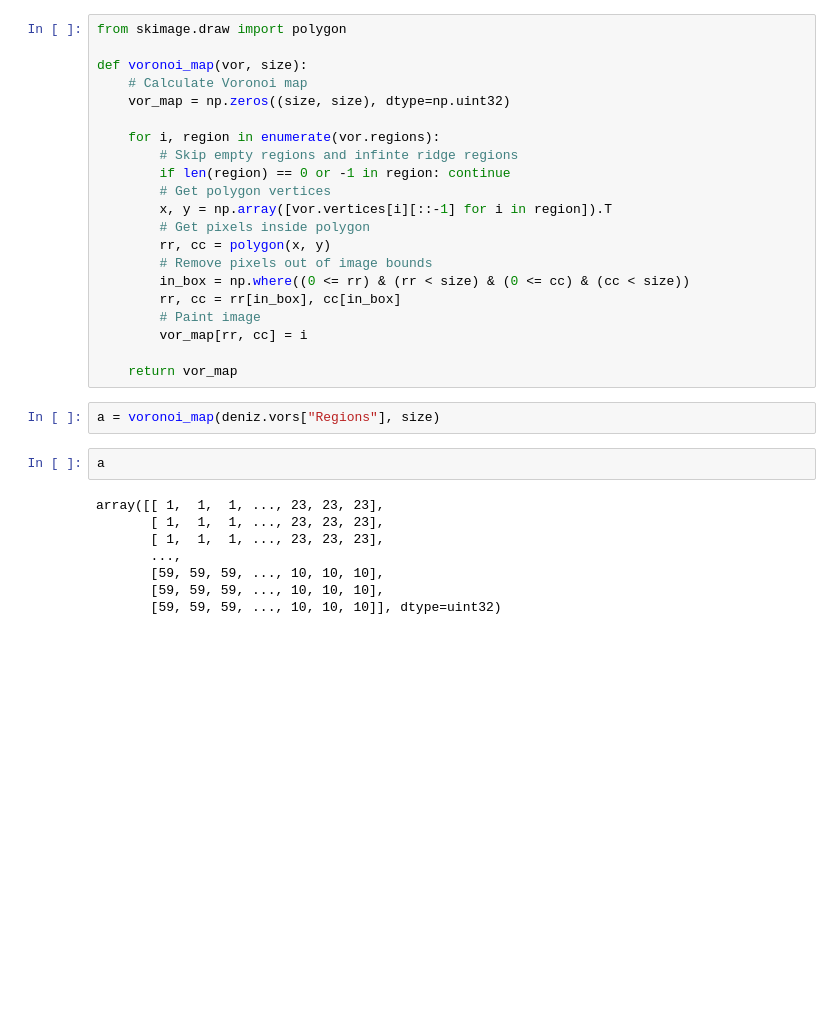
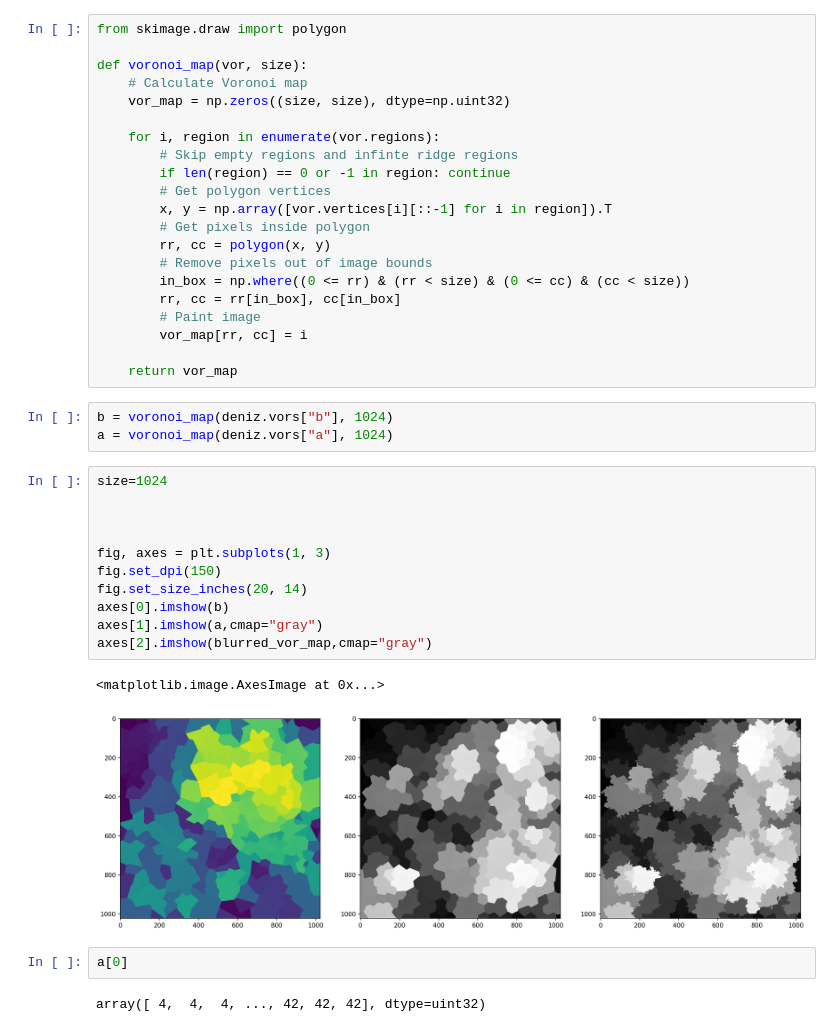
Before and after one commit to cetiners/human_error, a Jupyter notebook: works.ipynb, the cells around one changed output. Saved outputs shown, nothing was run; the diff lists cells and outputs as text; blank space fills up the shorter version.

```diff
--- a/works.ipynb
+++ b/works.ipynb
@@ -215,15 +217,24 @@ def voronoi_map(vor, size):
         vor_map[rr, cc] = i
 
     return vor_map
-# %%
-a = voronoi_map(deniz.vors["Regions"], size)
+# %%
+b = voronoi_map(deniz.vors["b"], 1024)
+a = voronoi_map(deniz.vors["a"], 1024)
+# %%
+size=1024
+
+
+
+fig, axes = plt.subplots(1, 3)
+fig.set_dpi(150)
+fig.set_size_inches(20, 14)
+axes[0].imshow(b)
+axes[1].imshow(a,cmap="gray")
+axes[2].imshow(blurred_vor_map,cmap="gray")
+# %% [output]
+<matplotlib.image.AxesImage at 0x...>
+[figure, added]
 # %%
-a
+a[0]
 # %% [output]
-array([[ 1,  1,  1, ..., 23, 23, 23],
-       [ 1,  1,  1, ..., 23, 23, 23],
-       [ 1,  1,  1, ..., 23, 23, 23],
-       ...,
-       [59, 59, 59, ..., 10, 10, 10],
-       [59, 59, 59, ..., 10, 10, 10],
-       [59, 59, 59, ..., 10, 10, 10]], dtype=uint32)
+array([ 4,  4,  4, ..., 42, 42, 42], dtype=uint32)
```
Also changed, not shown: parts of 11 cells of this notebook, 4 other files.
